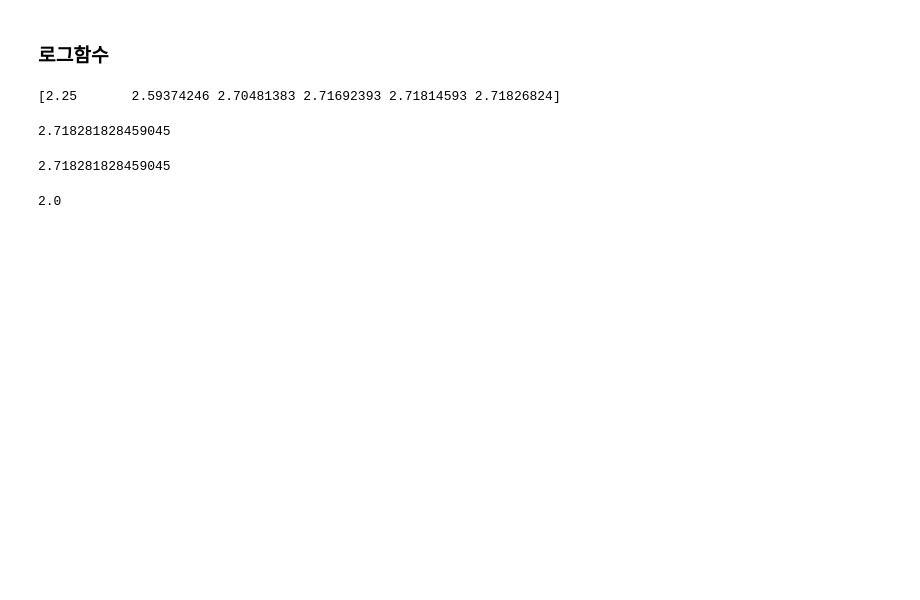
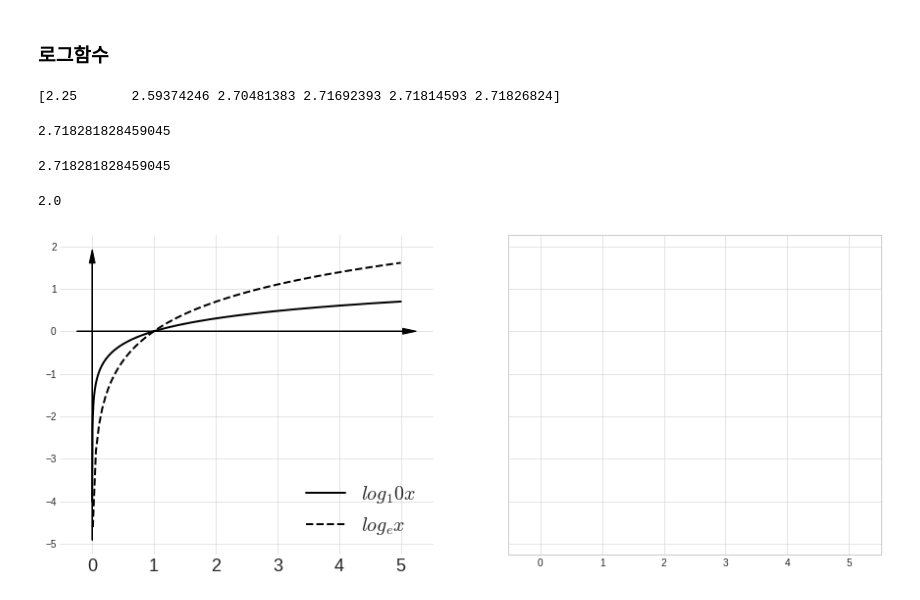
Before and after one commit to chw8207/math_basic, a Jupyter notebook: 함수.ipynb, the cells around one changed output. Cells and saved outputs as stored; diff of their text form; code cells hidden in the pictures; blank space fills up the shorter version.

```diff
--- a/함수.ipynb
+++ b/함수.ipynb
@@ -149,3 +153,36 @@ def log(X, base=np.e) :
 log(4,2)
 # %% [output]
 2.0
+# %%
+# 로그함수 그래프 그리기
+import numpy as np
+
+def log(X, base) :
+  return np.log(X)/np.log(base)
+# %%
+import matplotlib.pyplot as plt
+import matplotlib as mpl
+
+mpl.style.use('bmh')         # 그래프에 사용할 테마 설정
+mpl.style.use('seaborn-whitegrid')
+
+fig, (ax1, ax2) = plt.subplots(1, 2, sharex=True, sharey=True)
+fig.set_size_inches((15,6))
+
+ax1.xaxis.set_tick_params(labelsize=18)
+ax1.xaxis.set_tick_params(labelsize=18)
+
+X1 = np.linspace(0.0001,5,1000)
+X2 = np.linspace(0.01,5,100)
+y1, y2 = log(X1,10), log(X2, np.e)
+
+ax1.plot(X1, y1, label = r"$log_10 x$", color='k')
+ax1.plot(X2, y2, '--', label = r"$log_e x$", color='k')
+
+ax1.legend(fontsize=20, loc='lower right')
+
+arrowed_spines(fig, ax1)
+
+plt.show()
+# %% [output]
+[figure, added]
```
Also changed, not shown: parts of 1 cell of this notebook.
